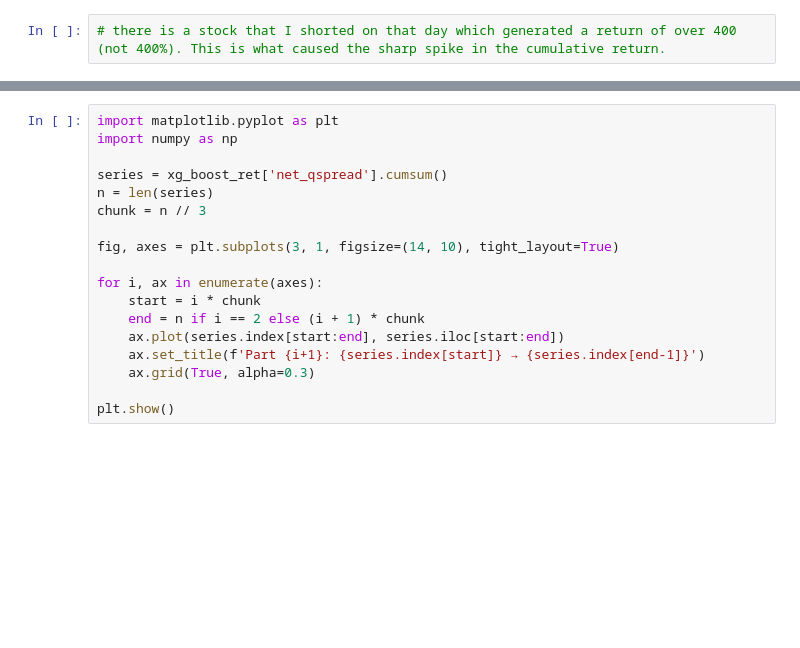
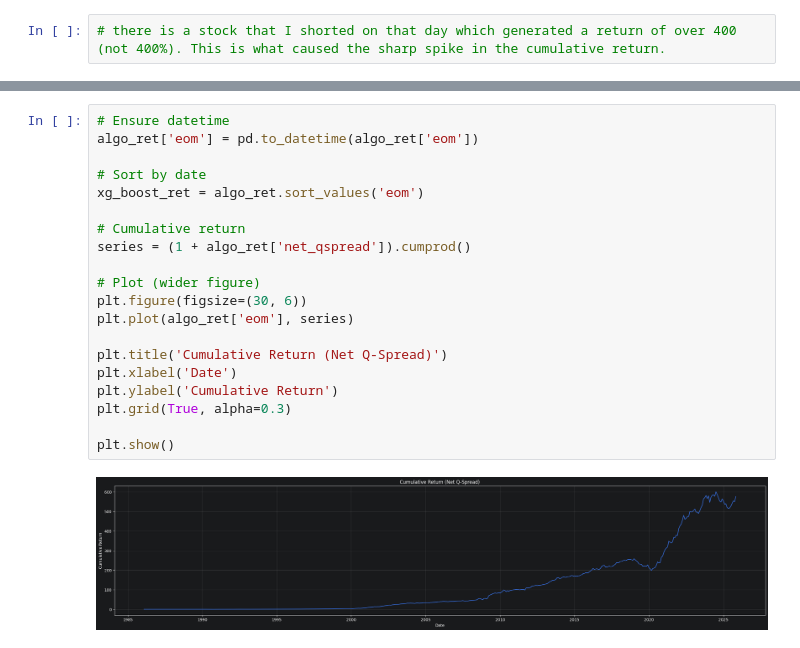
Before and after one commit to JohnnyTung123/MLII, a Jupyter notebook: code/researcher.ipynb, the cells around one changed output, grey strips where cells are left out. Cells and saved outputs as stored; diff of their text form; blank space fills up the shorter version.

```diff
--- a/code/researcher.ipynb
+++ b/code/researcher.ipynb
@@ -152,18 +239,22 @@ xg_boost_ret['net_qspread'].cumsum().plot()
 # %%
-import matplotlib.pyplot as plt
-import numpy as np
+# Ensure datetime
+algo_ret['eom'] = pd.to_datetime(algo_ret['eom'])
 
-series = xg_boost_ret['net_qspread'].cumsum()
-n = len(series)
-chunk = n // 3
+# Sort by date
+xg_boost_ret = algo_ret.sort_values('eom')
 
-fig, axes = plt.subplots(3, 1, figsize=(14, 10), tight_layout=True)
+# Cumulative return
+series = (1 + algo_ret['net_qspread']).cumprod()
 
-for i, ax in enumerate(axes):
-    start = i * chunk
-    end = n if i == 2 else (i + 1) * chunk
-    ax.plot(series.index[start:end], series.iloc[start:end])
-    ax.set_title(f'Part {i+1}: {series.index[start]} → {series.index[end-1]}')
-    ax.grid(True, alpha=0.3)
+# Plot (wider figure)
+plt.figure(figsize=(30, 6))
+plt.plot(algo_ret['eom'], series)
+
+plt.title('Cumulative Return (Net Q-Spread)')
+plt.xlabel('Date')
+plt.ylabel('Cumulative Return')
+plt.grid(True, alpha=0.3)
 
 plt.show()
+# %% [output]
+[figure, added]
```
Also changed, not shown: parts of 31 cells of this notebook, 17 other files.
